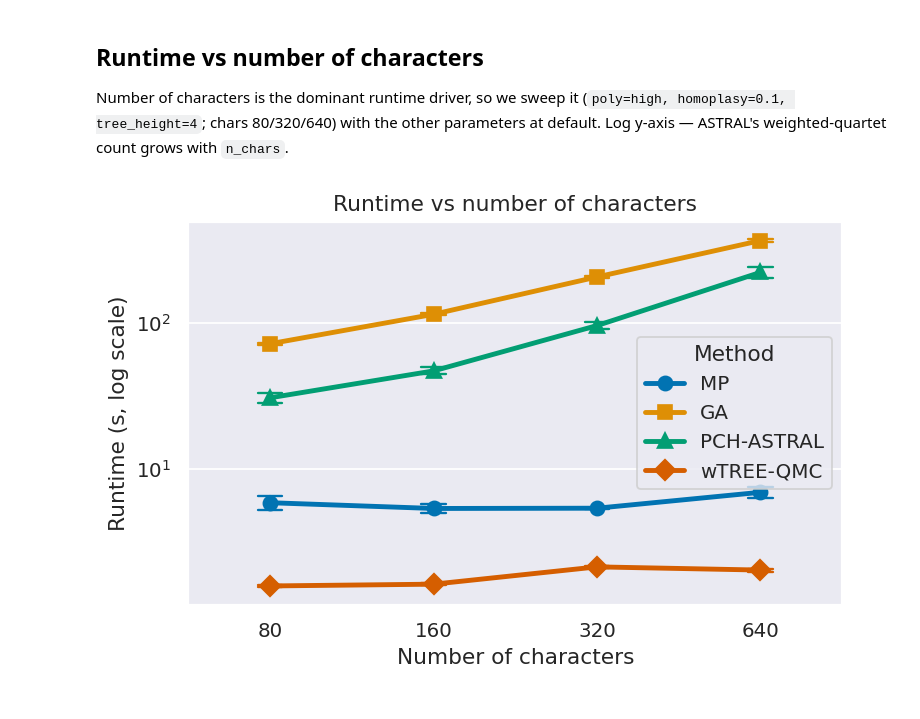
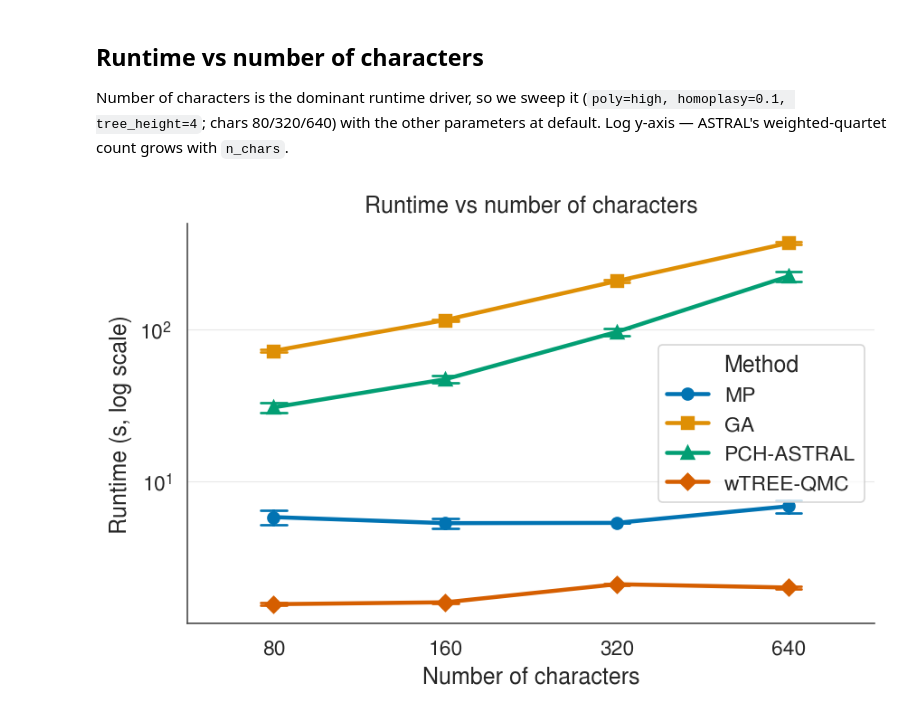
Before and after one commit to xSeanliux/PCH-ASTRAL, a Jupyter notebook: scripts/pynb/model_condition_sweep.ipynb, the cells around one changed output. Drawn from its saved outputs; the diff is of its cells as text; code cells hidden in the pictures.

```diff
--- a/scripts/pynb/model_condition_sweep.ipynb
+++ b/scripts/pynb/model_condition_sweep.ipynb
@@ -73,9 +73,20 @@ MARKERS = ["o", "s", "^", "D", "v", "P"][:len(METHOD_ORDER)]
 df["Method"] = df["method"].map(METHOD_NAMES).fillna(df["method"])
 PALETTE = dict(zip(METHOD_ORDER, sns.color_palette("colorblind", len(METHOD_ORDER))))
 
-sns.set_theme(style="darkgrid", context="notebook")
-plt.rcParams["figure.dpi"] = 130
-plt.rcParams["savefig.dpi"] = 150
+# Publication styling: white ground, Helvetica-like sans, embedded (not
+# outlined) vector text, thin despined axes. Each figure exports to both a
+# 300-dpi PNG (repo/notebook preview) and a vector PDF (LaTeX \includegraphics).
+sns.set_theme(style="whitegrid", context="paper", font_scale=1.25)
+plt.rcParams.update({
+    "font.family": "sans-serif",
+    "font.sans-serif": ["Nimbus Sans", "Helvetica", "Arial", "DejaVu Sans"],
+    "axes.spines.top": False, "axes.spines.right": False,
+    "axes.edgecolor": "0.3", "axes.linewidth": 0.8,
+    "grid.linewidth": 0.5, "grid.color": "0.9",
+    "figure.dpi": 150, "savefig.dpi": 300, "savefig.bbox": "tight",
+    "pdf.fonttype": 42, "ps.fonttype": 42,  # keep text as text, not paths
+})
+EXTS = ("png", "pdf")
 # %%
 def sweep(param):
     """Rows where every parameter EXCEPT `param` sits at its default."""
@@ -148,20 +160,21 @@ parameters at default. Log y-axis — ASTRAL's weighted-quartet count grows with
 # %%
 sub = sweep("character_count")
 order = order_for("character_count", sub)
 fig, ax = plt.subplots(figsize=(6, 4))
 sns.pointplot(
     data=sub, x="character_count", y="runtime_seconds", hue="Method",
     order=order, hue_order=METHOD_ORDER, palette=PALETTE,
     errorbar="se", capsize=0.15, err_kws={"linewidth": 1.3},
     dodge=False, linestyle="-", markers=MARKERS, ax=ax,
 )
 ax.set_yscale("log")
 ax.set_xlabel("Number of characters")
 ax.set_ylabel("Runtime (s, log scale)")
 ax.set_title("Runtime vs number of characters")
 ax.legend(title="Method")
 fig.tight_layout()
-fig.savefig(FIGS / "runtime_by_character_count.png", bbox_inches="tight")
+for _e in EXTS:
+    fig.savefig(FIGS / f"runtime_by_character_count.{_e}")
 plt.show()
 # %% [output]
-[figure, old version]
+[figure, new version]
```
Also changed, not shown: parts of 5 cells of this notebook, 10 other files.
